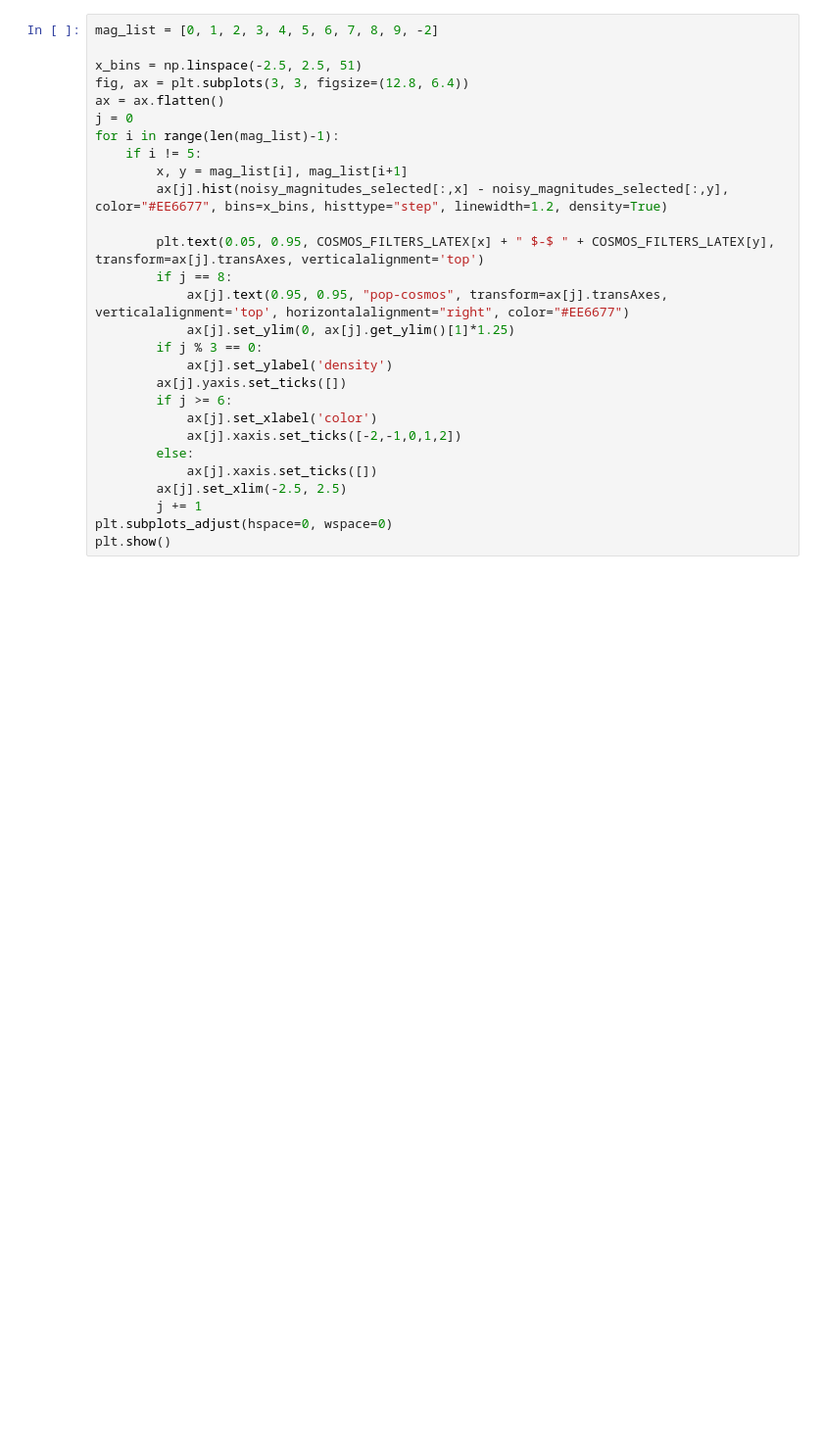
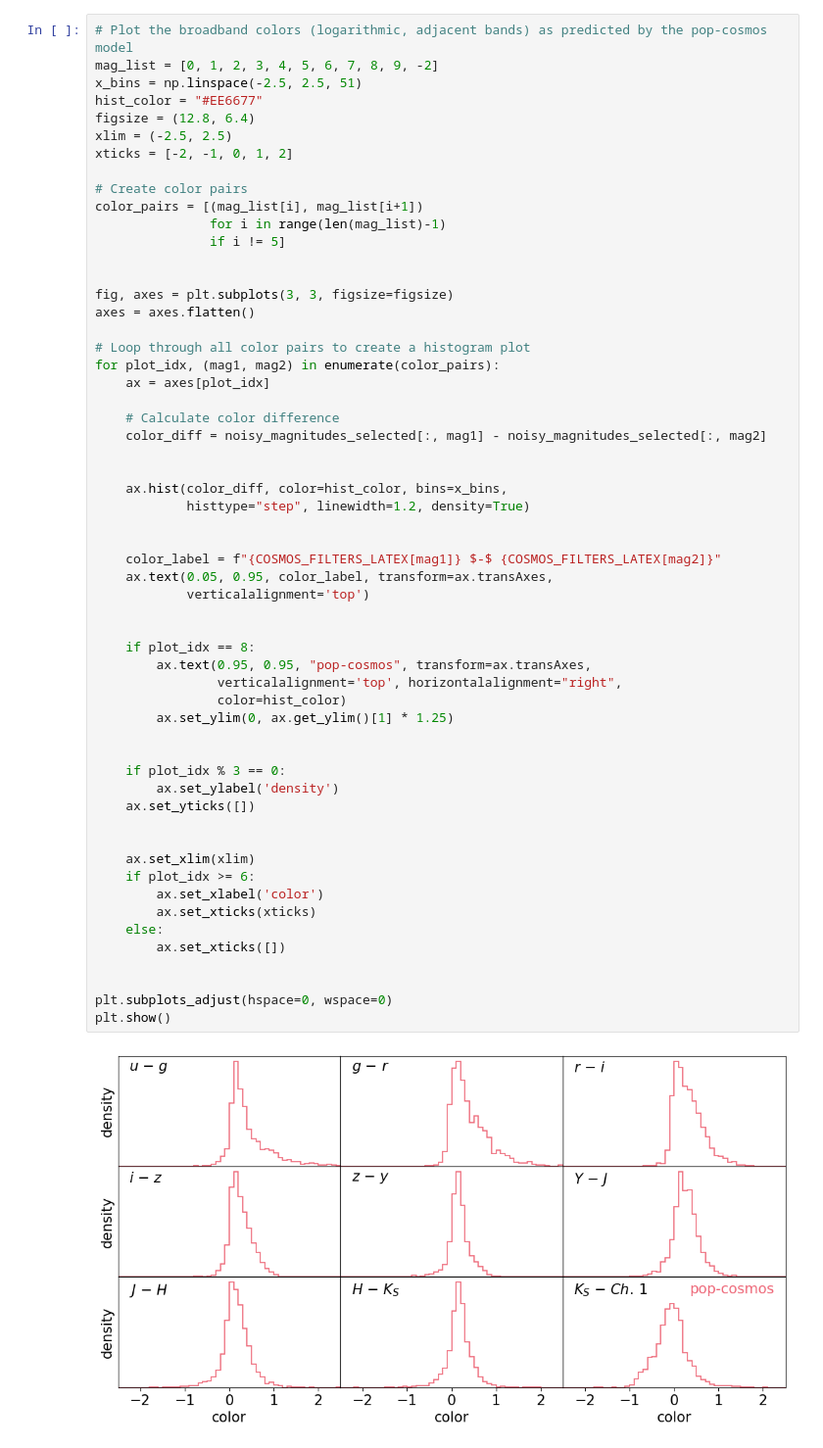
Before and after one commit to Cosmo-Pop/pop-cosmos, a Jupyter notebook: demo/catalogue_generation.ipynb, the cells around one changed output. Shown at 98% size. Drawn from its saved outputs; the diff is of its cells as text; blank space fills up the shorter version.

```diff
--- a/demo/catalogue_generation.ipynb
+++ b/demo/catalogue_generation.ipynb
@@ -57,29 +85,60 @@ plt.show()
 # %%
+# Plot the broadband colors (logarithmic, adjacent bands) as predicted by the pop-cosmos model
 mag_list = [0, 1, 2, 3, 4, 5, 6, 7, 8, 9, -2]
+x_bins = np.linspace(-2.5, 2.5, 51)
+hist_color = "#EE6677"
+figsize = (12.8, 6.4)
+xlim = (-2.5, 2.5)
+xticks = [-2, -1, 0, 1, 2]
 
-x_bins = np.linspace(-2.5, 2.5, 51)
-fig, ax = plt.subplots(3, 3, figsize=(12.8, 6.4))
-ax = ax.flatten()
-j = 0
-for i in range(len(mag_list)-1):
-    if i != 5:
-        x, y = mag_list[i], mag_list[i+1]
-        ax[j].hist(noisy_magnitudes_selected[:,x] - noisy_magnitudes_selected[:,y], color="#EE6677", bins=x_bins, histtype="step", linewidth=1.2, density=True)
+# Create color pairs
+color_pairs = [(mag_list[i], mag_list[i+1])
+               for i in range(len(mag_list)-1)
+               if i != 5]
 
-        plt.text(0.05, 0.95, COSMOS_FILTERS_LATEX[x] + " $-$ " + COSMOS_FILTERS_LATEX[y], transform=ax[j].transAxes, verticalalignment='top')
-        if j == 8:
-            ax[j].text(0.95, 0.95, "pop-cosmos", transform=ax[j].transAxes, verticalalignment='top', horizontalalignment="right", color="#EE6677")
-            ax[j].set_ylim(0, ax[j].get_ylim()[1]*1.25)
-        if j % 3 == 0:
-            ax[j].set_ylabel('density')
-        ax[j].yaxis.set_ticks([])
-        if j >= 6:
-            ax[j].set_xlabel('color')
-            ax[j].xaxis.set_ticks([-2,-1,0,1,2])
-        else:
-            ax[j].xaxis.set_ticks([])
-        ax[j].set_xlim(-2.5, 2.5)
-        j += 1
+
+fig, axes = plt.subplots(3, 3, figsize=figsize)
+axes = axes.flatten()
+
+# Loop through all color pairs to create a histogram plot
+for plot_idx, (mag1, mag2) in enumerate(color_pairs):
+    ax = axes[plot_idx]
+
+    # Calculate color difference
+    color_diff = noisy_magnitudes_selected[:, mag1] - noisy_magnitudes_selected[:, mag2]
+
+
+    ax.hist(color_diff, color=hist_color, bins=x_bins,
+            histtype="step", linewidth=1.2, density=True)
+
+
+    color_label = f"{COSMOS_FILTERS_LATEX[mag1]} $-$ {COSMOS_FILTERS_LATEX[mag2]}"
+    ax.text(0.05, 0.95, color_label, transform=ax.transAxes,
+            verticalalignment='top')
+
+
+    if plot_idx == 8:
+        ax.text(0.95, 0.95, "pop-cosmos", transform=ax.transAxes,
+                verticalalignment='top', horizontalalignment="right",
+                color=hist_color)
+        ax.set_ylim(0, ax.get_ylim()[1] * 1.25)
+
+
+    if plot_idx % 3 == 0:
+        ax.set_ylabel('density')
+    ax.set_yticks([])
+
+
+    ax.set_xlim(xlim)
+    if plot_idx >= 6:
+        ax.set_xlabel('color')
+        ax.set_xticks(xticks)
+    else:
+        ax.set_xticks([])
+
+
 plt.subplots_adjust(hspace=0, wspace=0)
 plt.show()
+# %% [output]
+[figure, added]
 # %%
```
Also changed, not shown: parts of 8 cells of this notebook.
